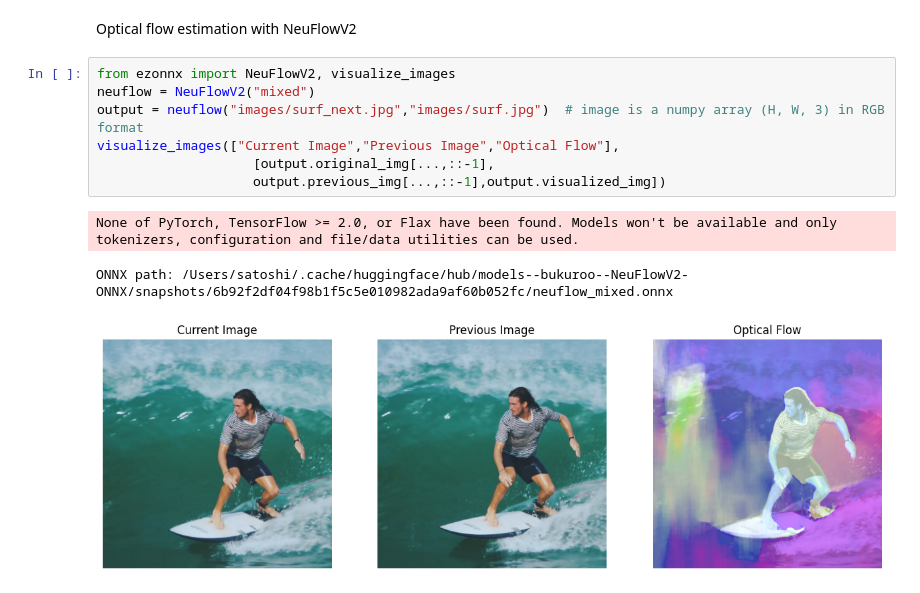
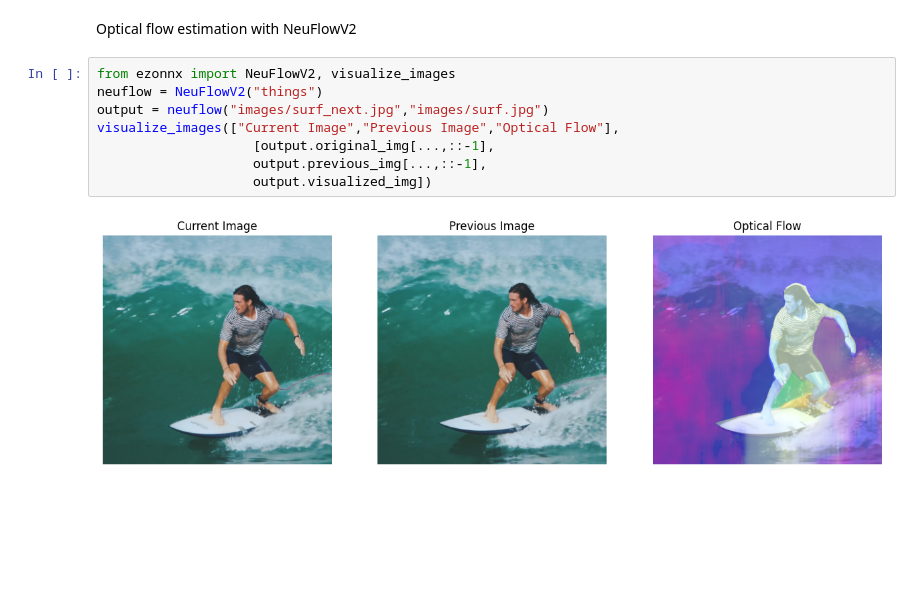
Before and after one commit to nomusanma/ezonnx-copy, a Jupyter notebook: examples/image_processing.ipynb, the cells around one changed output. Cells and saved outputs as stored; diff of their text form; blank space fills up the shorter version.

```diff
--- a/examples/image_processing.ipynb
+++ b/examples/image_processing.ipynb
@@ -39,12 +34,11 @@ ONNX path: /Users/satoshi/.cache/huggingface/hub/models--Carve--LaMa-ONNX/snapsh
 Optical flow estimation with NeuFlowV2
 # %%
 from ezonnx import NeuFlowV2, visualize_images
-neuflow = NeuFlowV2("mixed")
-output = neuflow("images/surf_next.jpg","images/surf.jpg")  # image is a numpy array (H, W, 3) in RGB format
+neuflow = NeuFlowV2("things")
+output = neuflow("images/surf_next.jpg","images/surf.jpg")
 visualize_images(["Current Image","Previous Image","Optical Flow"],
                     [output.original_img[...,::-1],
-                    output.previous_img[...,::-1],output.visualized_img])
+                    output.previous_img[...,::-1],
+                    output.visualized_img])
 # %% [output]
-None of PyTorch, TensorFlow >= 2.0, or Flax have been found. Models won't be available and only tokenizers, configuration and file/data utilities can be used.
-ONNX path: /Users/satoshi/.cache/huggingface/hub/models--bukuroo--NeuFlowV2-ONNX/snapshots/6b92f2df04f98b1f5c5e010982ada9af60b052fc/neuflow_mixed.onnx
-[figure, old version]
+[figure, new version]
```
Also changed, not shown: parts of 5 cells of this notebook, 9 other files.
